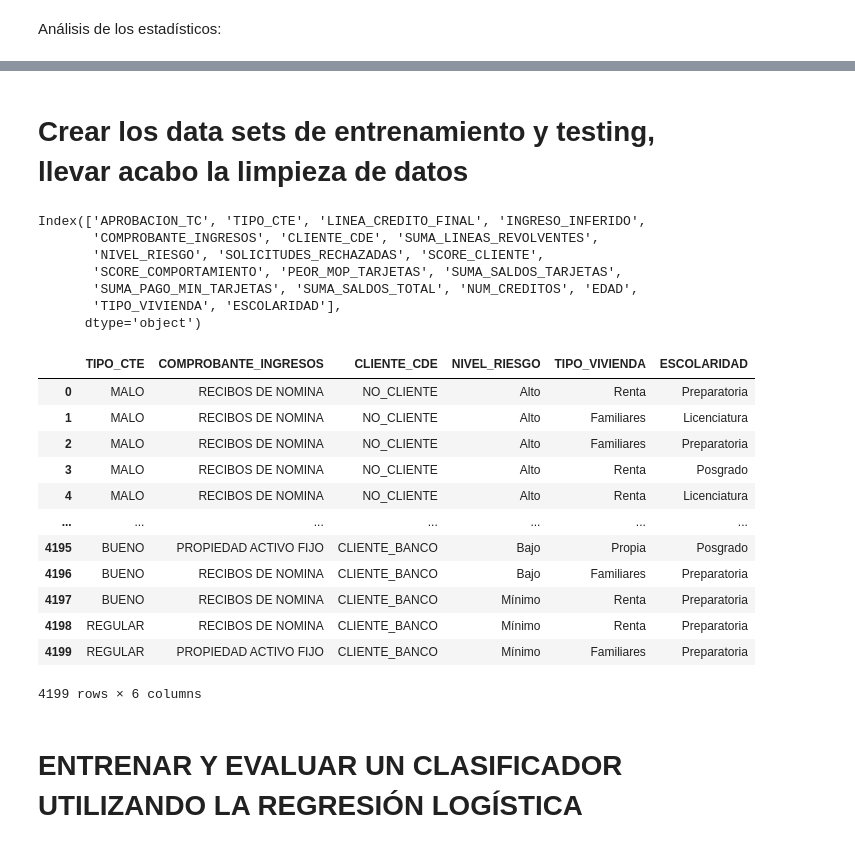
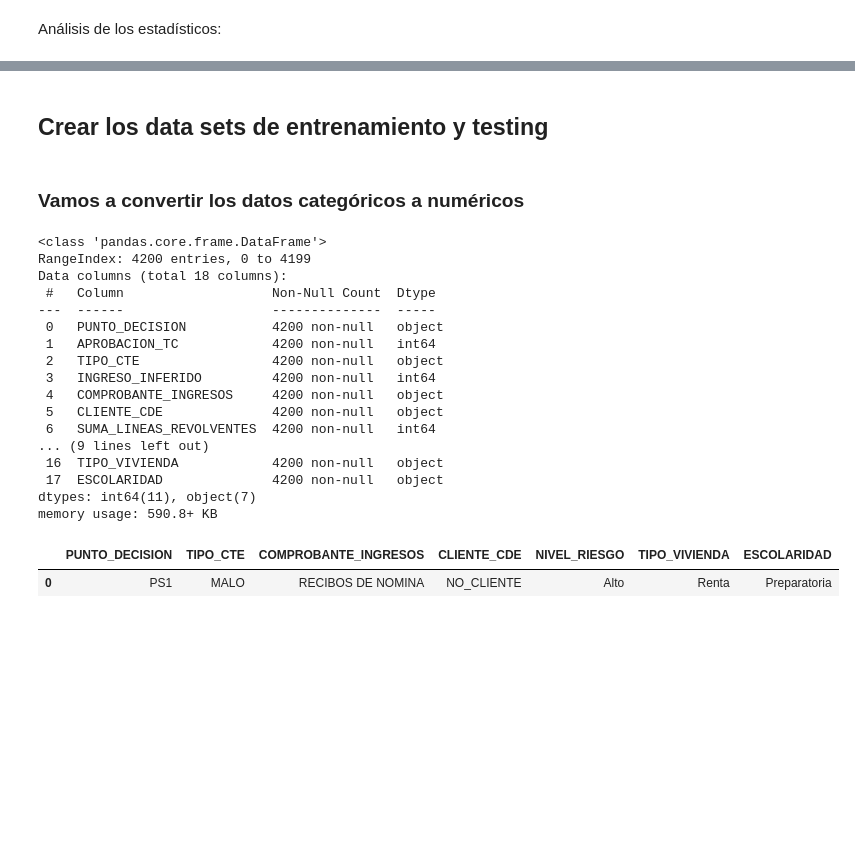
Before and after one commit to juanjosejg/Project-Data-Mining, a Jupyter notebook: Code-files/Proyecto.ipynb, the cells around one changed output, grey strips where cells are left out. Drawn from its saved outputs; the diff is of its cells as text; code cells hidden in the pictures; blank space fills up the shorter version.

Commit message:
Se modificaron eligieron otros datos del dataset para trabajar, se agregan más gráficas

```diff
--- a/Code-files/Proyecto.ipynb
+++ b/Code-files/Proyecto.ipynb
@@ -139,2 +106,9 @@ data_bank_df.describe()
+# %%
+#Eliminamos algunas columnas innecesarias como la sucursal o el número de cuenta
+columns_to_delete=["NUM_SOLICITUD","STATUS_SOLICITUD",
+                    "CUENTA_ASIGNADA","MESES_VENCIDOS","SALDO_CUENTA","CAPACIDAD_TC",
+                    "SEGMENTO_CLIENTE","CAPACIDAD_PAGO_TOTAL","PEOR_HISTORIA_CREDITO",
+                    "NUM_CREDITOS", ]
+data_bank_df.drop(columns_to_delete, axis = 1, inplace = True)
 # %%
 # Reemplazamos la columna APROBACION_TC por enteros antes de poder llevar a cabo cualquier visualización
@@ -162,3 +121,0 @@ data_bank_df[data_bank_df["LINEA_CREDITO_FINAL"] > 600000]
-# %%
-data_bank_df.drop(data_bank_df.index[[669]], axis = 0, inplace = True)
-data_bank_df[data_bank_df["LINEA_CREDITO_FINAL"] > 600000]
@@ -276,2 +297,10 @@ sns.boxplot(x = 'APROBACION_TC', y = 'ESCOLARIDAD', data = data_bank_df)
+# %%
+#Eliminamos la columna linea_credito_final, ya que al ser mayor a cero cuando un crédito
+#es aprobado, puede alterar los algoritmos
+
+#Eliminamos la columna sucursal que se utilizó en la visualización, para saber si había
+#preferencia por parte de alguna sucursal
+
+data_bank_df.drop(["LINEA_CREDITO_FINAL","SUCURSAL"], axis = 1, inplace = True)
 # %% [markdown]
-# Crear los data sets de entrenamiento y testing, llevar acabo la limpieza de datos
+## Crear los data sets de entrenamiento y testing
@@ -280,30 +307,30 @@ sns.boxplot(x = 'APROBACION_TC', y = 'ESCOLARIDAD', data = data_bank_df)
+# %% [markdown]
+### Vamos a convertir los datos categóricos a numéricos
 # %%
-data_bank_df.columns
+data_bank_df.info()
 # %% [output]
-Index(['APROBACION_TC', 'TIPO_CTE', 'LINEA_CREDITO_FINAL', 'INGRESO_INFERIDO',
-       'COMPROBANTE_INGRESOS', 'CLIENTE_CDE', 'SUMA_LINEAS_REVOLVENTES',
-       'NIVEL_RIESGO', 'SOLICITUDES_RECHAZADAS', 'SCORE_CLIENTE',
-       'SCORE_COMPORTAMIENTO', 'PEOR_MOP_TARJETAS', 'SUMA_SALDOS_TARJETAS',
-       'SUMA_PAGO_MIN_TARJETAS', 'SUMA_SALDOS_TOTAL', 'NUM_CREDITOS', 'EDAD',
-       'TIPO_VIVIENDA', 'ESCOLARIDAD'],
-      dtype='object')
+<class 'pandas.core.frame.DataFrame'>
+RangeIndex: 4200 entries, 0 to 4199
+Data columns (total 18 columns):
+ #   Column                   Non-Null Count  Dtype
+---  ------                   --------------  -----
+ 0   PUNTO_DECISION           4200 non-null   object
+ 1   APROBACION_TC            4200 non-null   int64
+ 2   TIPO_CTE                 4200 non-null   object
+ 3   INGRESO_INFERIDO         4200 non-null   int64
+ 4   COMPROBANTE_INGRESOS     4200 non-null   object
+ 5   CLIENTE_CDE              4200 non-null   object
+ 6   SUMA_LINEAS_REVOLVENTES  4200 non-null   int64
+... (9 lines left out)
+ 16  TIPO_VIVIENDA            4200 non-null   object
+ 17  ESCOLARIDAD              4200 non-null   object
+dtypes: int64(11), object(7)
+memory usage: 590.8+ KB
 # %%
-datos_cat=data_bank_df[["TIPO_CTE","COMPROBANTE_INGRESOS","CLIENTE_CDE","NIVEL_RIESGO","TIPO_VIVIENDA","ESCOLARIDAD"]]
+datos_cat=data_bank_df[['PUNTO_DECISION',"TIPO_CTE","COMPROBANTE_INGRESOS",
+"CLIENTE_CDE","NIVEL_RIESGO","TIPO_VIVIENDA","ESCOLARIDAD"]]
 # %%
-datos_cat
+datos_cat.head(1)
 # %% [output]
-|  | TIPO_CTE | COMPROBANTE_INGRESOS | CLIENTE_CDE | NIVEL_RIESGO | TIPO_VIVIENDA | ESCOLARIDAD |
-| 0 | MALO | RECIBOS DE NOMINA | NO_CLIENTE | Alto | Renta | Preparatoria |
-| 1 | MALO | RECIBOS DE NOMINA | NO_CLIENTE | Alto | Familiares | Licenciatura |
-| 2 | MALO | RECIBOS DE NOMINA | NO_CLIENTE | Alto | Familiares | Preparatoria |
-| 3 | MALO | RECIBOS DE NOMINA | NO_CLIENTE | Alto | Renta | Posgrado |
-| 4 | MALO | RECIBOS DE NOMINA | NO_CLIENTE | Alto | Renta | Licenciatura |
-| ... | ... | ... | ... | ... | ... | ... |
-| 4195 | BUENO | PROPIEDAD ACTIVO FIJO | CLIENTE_BANCO | Bajo | Propia | Posgrado |
-| 4196 | BUENO | RECIBOS DE NOMINA | CLIENTE_BANCO | Bajo | Familiares | Preparatoria |
-| 4197 | BUENO | RECIBOS DE NOMINA | CLIENTE_BANCO | Mínimo | Renta | Preparatoria |
-| 4198 | REGULAR | RECIBOS DE NOMINA | CLIENTE_BANCO | Mínimo | Renta | Preparatoria |
-| 4199 | REGULAR | PROPIEDAD ACTIVO FIJO | CLIENTE_BANCO | Mínimo | Familiares | Preparatoria |
+|  | PUNTO_DECISION | TIPO_CTE | COMPROBANTE_INGRESOS | CLIENTE_CDE | NIVEL_RIESGO | TIPO_VIVIENDA | ESCOLARIDAD |
+| 0 | PS1 | MALO | RECIBOS DE NOMINA | NO_CLIENTE | Alto | Renta | Preparatoria |
-4199 rows × 6 columns
-# %% [markdown]
-# ENTRENAR Y EVALUAR UN CLASIFICADOR UTILIZANDO LA REGRESIÓN LOGÍSTICA
```
Also changed, not shown: parts of 80 cells of this notebook.
